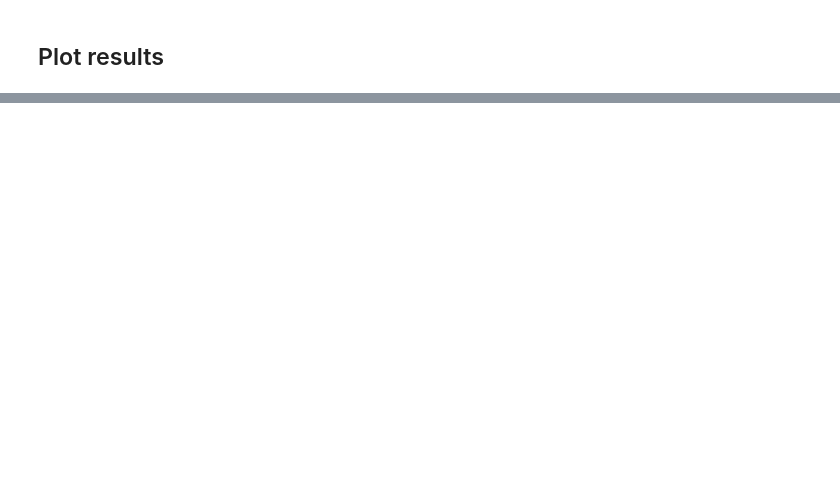
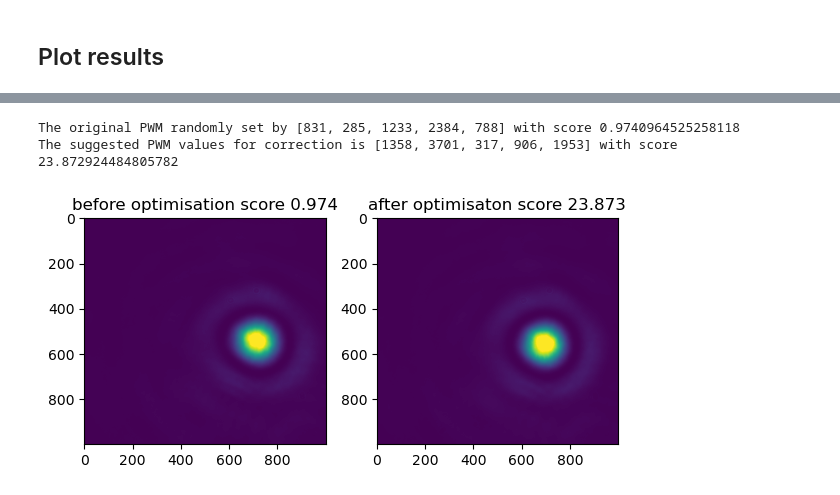
Before and after one commit to Zoe1999Wang/Matterhorn-Studio-DM-project, a Jupyter notebook: codes/BO_zoe_Attempt2.ipynb, the cells around one changed output, grey strips where cells are left out. Cells and saved outputs as stored; diff of their text form; code cells hidden in the pictures; blank space fills up the shorter version.

```diff
--- a/codes/BO_zoe_Attempt2.ipynb
+++ b/codes/BO_zoe_Attempt2.ipynb
@@ -410,2 +469,40 @@ array([[0.38026649, 0.38026649, 0.39789176, 0.39789176, 0.40411434,
 # %%
 cam.close()
+# %%
+from pylablib.devices import Thorlabs
+Thorlabs.list_cameras_tlcam()
+cam = Thorlabs.ThorlabsTLCamera(serial="14308")
+cam.set_exposure(0.0001) # set exposure to 100ms
+cam.set_roi(0,1000,0,1000) # set ROI in the upper left corner
+
+import laserbeamsize as lbs
+A0 = np.array([[random_PWM[0]], [random_PWM[1]], [random_PWM[2]], [random_PWM[3]], [random_PWM[4]]])
+with open('PWM_test.csv', 'w', newline='') as file:
+    mywriter = csv.writer(file, delimiter=',')
+    mywriter.writerows(A0)
+print(f"The original PWM randomly set by {random_PWM_printed} with score {s1}")
+
+optimal_pwm_values=best_BO_params
+A1= np.array([[optimal_pwm_values[0]], [optimal_pwm_values[1]], [optimal_pwm_values[2]], [optimal_pwm_values[3]], [optimal_pwm_values[4]]])
+with open('PWM_test.csv', 'w', newline='') as file:
+    mywriter = csv.writer(file, delimiter=',')
+    mywriter.writerows(A1)
+raw_image_array1 = cam.grab(10) # grab 10 frames
+image_array1=np.array(raw_image_array1)
+squeezed_image_array1=image_array1.squeeze()
+print(f"The suggested PWM values for correction is {optimal_pwm_values} with score {best_BO_value}")
+cam.close()
+# %% [output]
+The original PWM randomly set by [831, 285, 1233, 2384, 788] with score 0.9740964525258118
+The suggested PWM values for correction is [1358, 3701, 317, 906, 1953] with score 23.872924484805782
+# %%
+rows = 1
+columns = 2
+fig, (ax1, ax2) = plt.subplots(nrows=rows, ncols=columns, figsize=(columns*3, rows*3))
+ax1.imshow(image_array_initial[0], aspect='auto')
+ax1.set_title(f'before optimisation score {s1:.3f}')
+ax2.imshow(image_array1[0], aspect='auto')
+ax2.set_title(f'after optimisaton score {best_BO_value:.3f}')
+fig.tight_layout() # used to adjust padding between subplots
+# %% [output]
+[figure, added]
```
Also changed, not shown: parts of 23 cells of this notebook.
